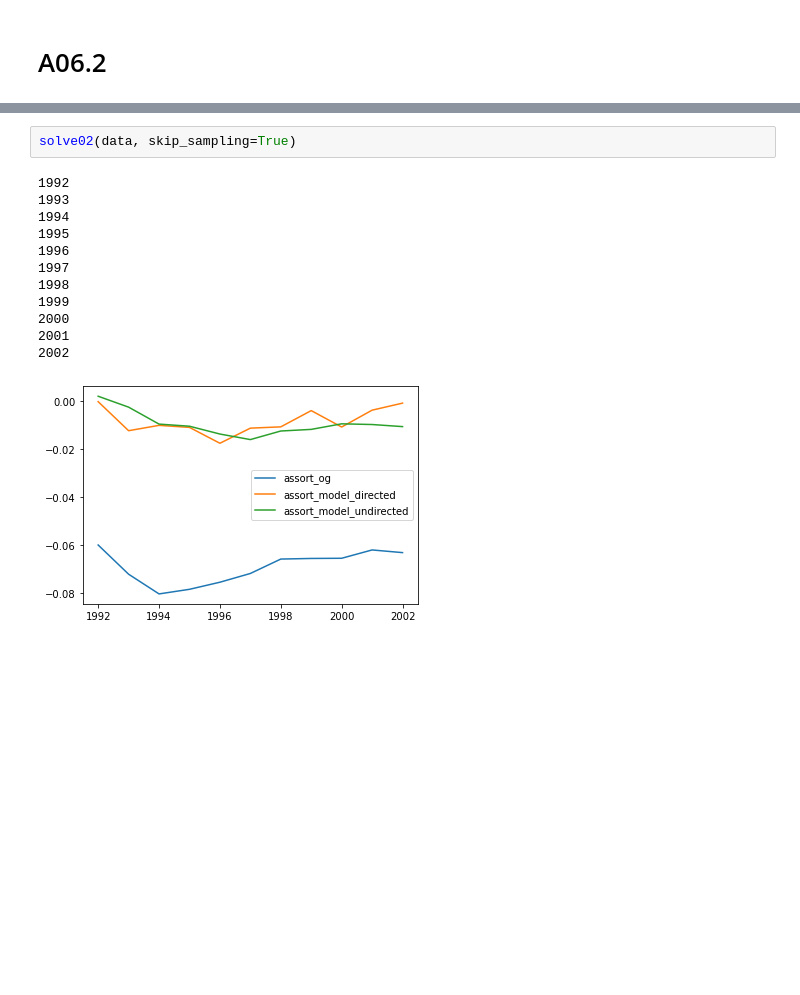
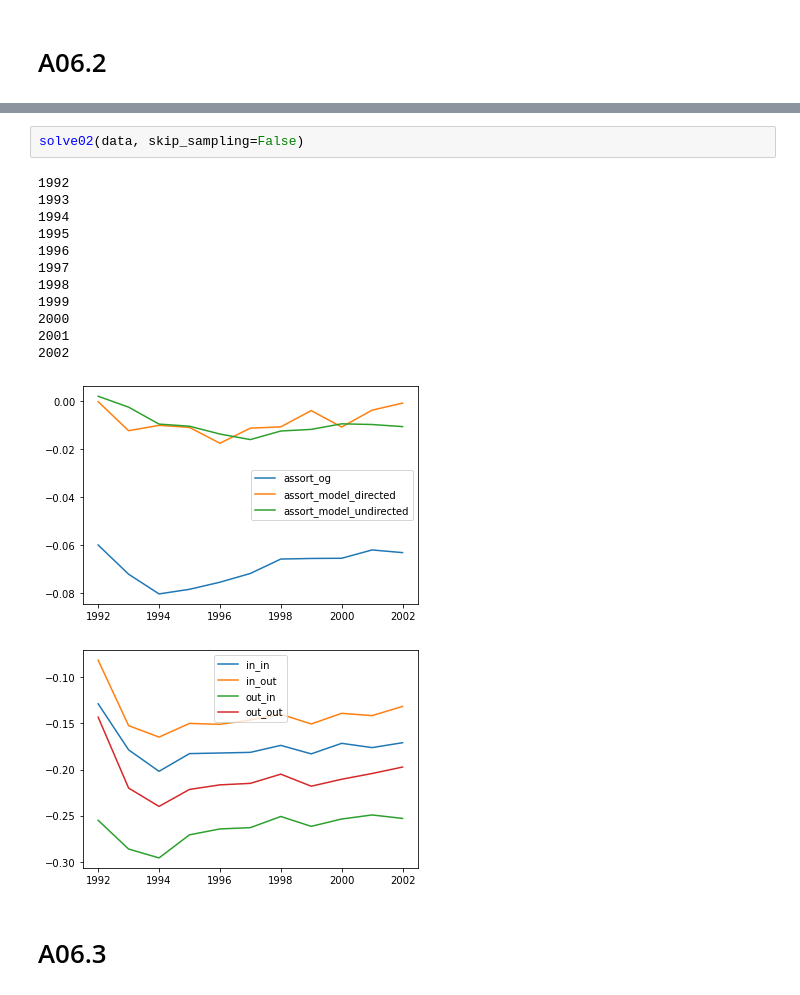
Before and after one commit to moerfii/network_science_uzh, a Jupyter notebook: assignment_6/excercise6.ipynb, the cells around one changed output, grey strips where cells are left out. Drawn from its saved outputs; the diff is of its cells as text; blank space fills up the shorter version.

```diff
--- a/assignment_6/excercise6.ipynb
+++ b/assignment_6/excercise6.ipynb
@@ -150,15 +204,18 @@ def solve02(graphs: Dict,skip_sampling=False):
 # %%
-solve02(data, skip_sampling=True)
+solve02(data, skip_sampling=False)
 # %% [output]
 1992
 1993
 1994
 1995
 1996
 1997
 1998
 1999
 2000
 2001
 2002
 [figure]
+[figure, added]
+# %% [markdown]
+# A06.3
```
Also changed, not shown: parts of 4 cells of this notebook.
